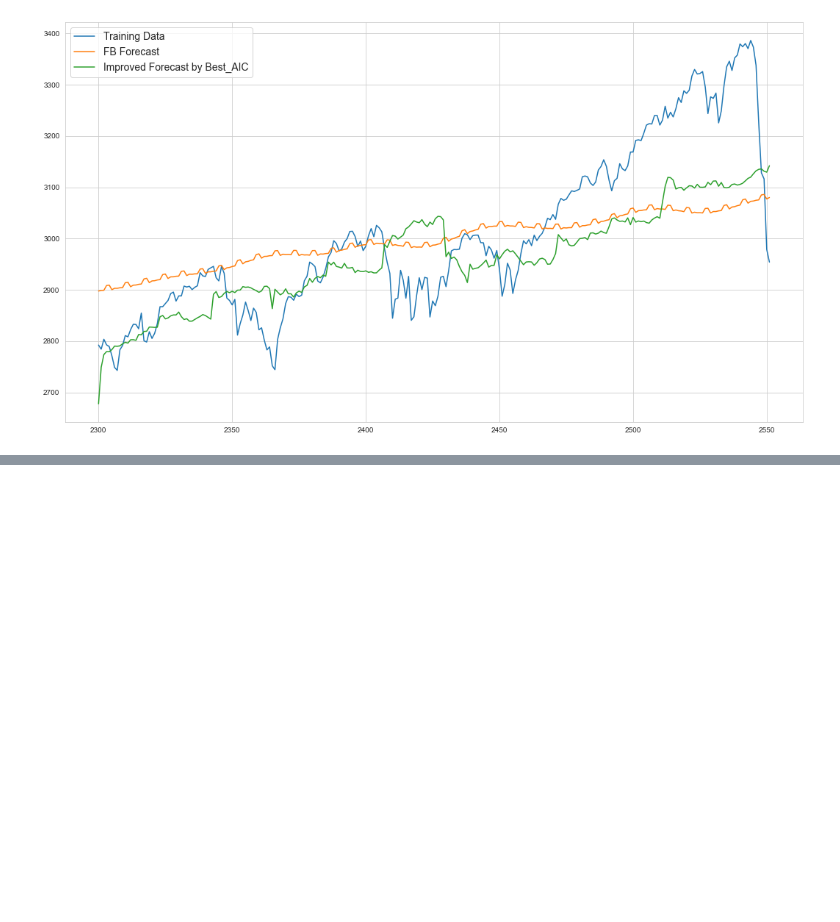
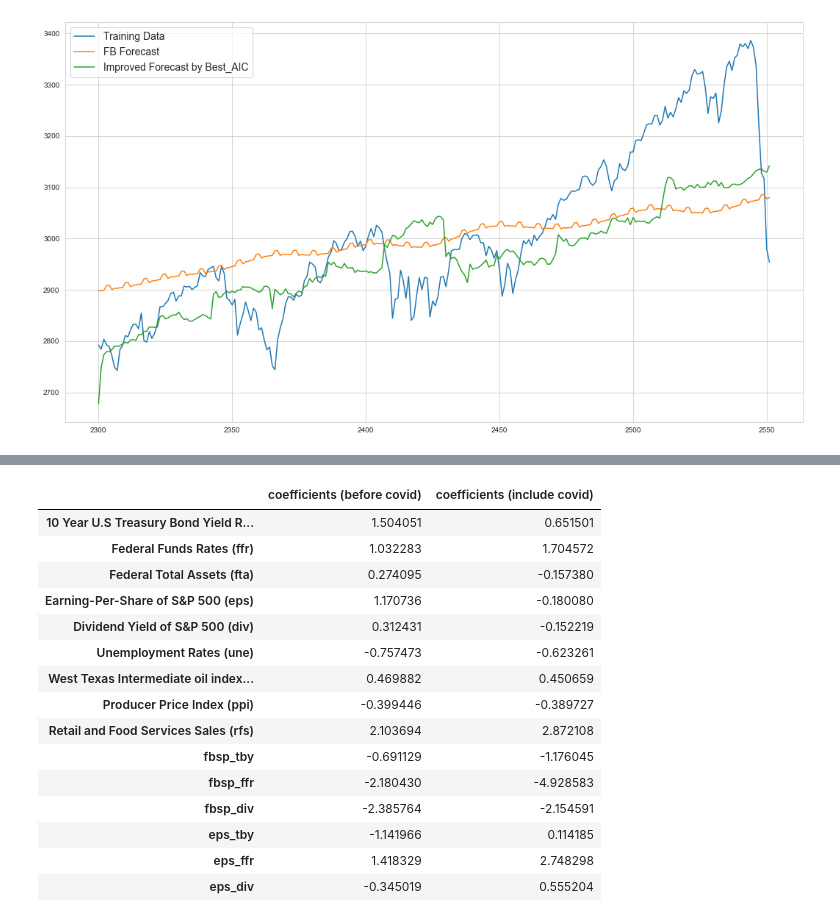
Before and after one commit to shelbycox/Stock-Erdos, a Jupyter notebook: Code/Scenario2.ipynb, the cells around one changed output, grey strips where cells are left out. Cells and saved outputs as stored; diff of their text form; code cells hidden in the pictures; blank space fills up the shorter version.

```diff
--- a/Code/Scenario2.ipynb
+++ b/Code/Scenario2.ipynb
@@ -211,0 +228,9 @@ plt.show()
+# %%
+# before covid
+coef1 = [ 1.50405129,  1.03228322,  0.27409454,  1.17073571,  0.31243092,
+       -0.75747342,  0.46988206, -0.39944639,  2.10369448, -0.69112943,
+       -2.1804296 , -2.38576385, -1.14196633,  1.41832903, -0.34501927]
+# include covid
+coef2 = [ 0.65150054,  1.70457239, -0.1573802 , -0.18007979, -0.15221931,
+       -0.62326075,  0.45065894, -0.38972706,  2.87210843, -1.17604495,
+       -4.92858316, -2.15459111,  0.11418468,  2.74829778,  0.55520382]
@@ -211,0 +270,21 @@ plt.show()
+# %%
+df3 = pd.DataFrame(coef1, index = index1, columns = ['coefficients (before covid)'])
+df3['coefficients (include covid)'] =pd.Series(coef2, index =index1)
+df3
+# %% [output]
+|  | coefficients (before covid) | coefficients (include covid) |
+| 10 Year U.S Treasury Bond Yield R... | 1.504051 | 0.651501 |
+| Federal Funds Rates (ffr) | 1.032283 | 1.704572 |
+| Federal Total Assets (fta) | 0.274095 | -0.157380 |
+| Earning-Per-Share of S&P 500 (eps) | 1.170736 | -0.180080 |
+| Dividend Yield of S&P 500 (div) | 0.312431 | -0.152219 |
+| Unemployment Rates (une) | -0.757473 | -0.623261 |
+| West Texas Intermediate oil index... | 0.469882 | 0.450659 |
+| Producer Price Index (ppi) | -0.399446 | -0.389727 |
+| Retail and Food Services Sales (rfs) | 2.103694 | 2.872108 |
+| fbsp_tby | -0.691129 | -1.176045 |
+| fbsp_ffr | -2.180430 | -4.928583 |
+| fbsp_div | -2.385764 | -2.154591 |
+| eps_tby | -1.141966 | 0.114185 |
+| eps_ffr | 1.418329 | 2.748298 |
+| eps_div | -0.345019 | 0.555204 |
```
Also changed, not shown: parts of 8 cells of this notebook.
